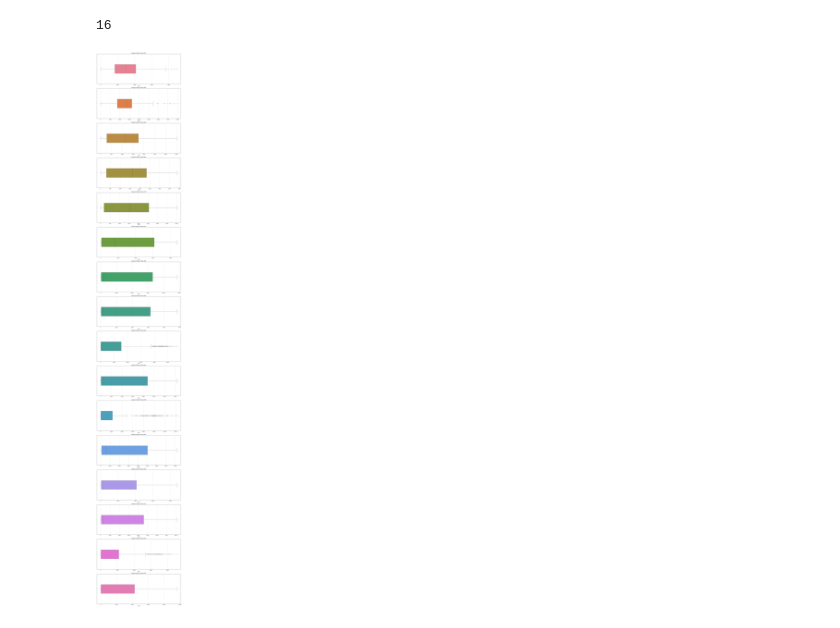
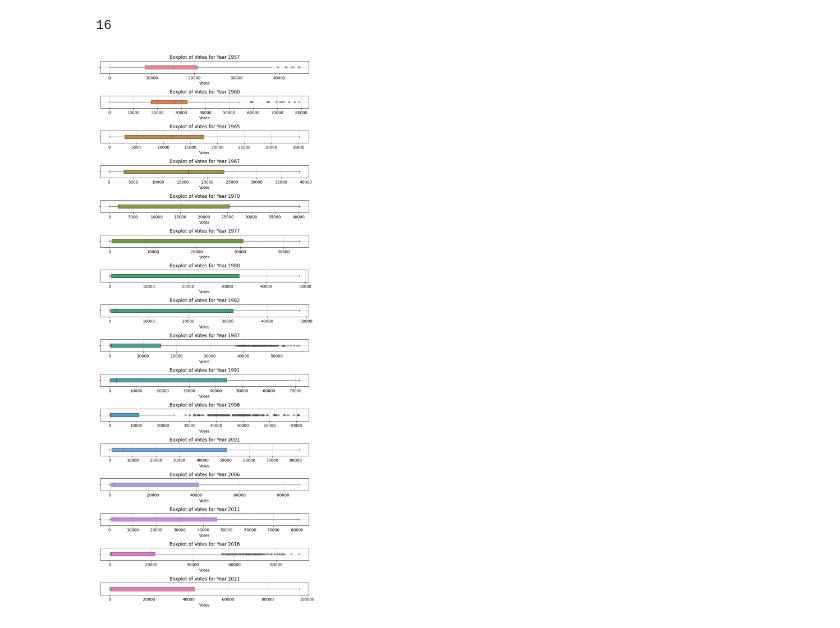
Before and after one commit to sonjaove/progg-and-DS-from-IITM, a Jupyter notebook: project work/project 1/peer_review_work.ipynb, the cells around one changed output. Drawn from its saved outputs; the diff is of its cells as text; code cells hidden in the pictures.

```diff
--- a/project work/project 1/peer_review_work.ipynb
+++ b/project work/project 1/peer_review_work.ipynb
@@ -54,33 +54,33 @@ def plotting_outliers(df):
 
     # Define a color palette
     palette = sns.color_palette("husl", num_years)
 
     # Create a large figure
-    plt.figure(figsize=(15, 6 * num_years))
+    plt.figure(figsize=(8, 20))
 
     for idx, year in enumerate(unique_years):
         df_year = df[df['YEAR'] == year].dropna(subset=['VOTES'])
         if df_year.empty:
             continue
 
         # Calculate IQR and limits
         iqr = df_year['VOTES'].quantile(0.75) - df_year['VOTES'].quantile(0.25)
         lower_limit = df_year['VOTES'].quantile(0.25) - 1.5 * iqr
         upper_limit = df_year['VOTES'].quantile(0.75) + 1.5 * iqr
 
         # Plot
         plt.subplot(num_years, 1, idx + 1)
         sns.boxplot(x=df_year['VOTES'], color=palette[idx],
-                    flierprops=dict(marker='o', color='red', markersize=5),
+                    flierprops=dict(marker=">",color="black", markersize=5),
                     width=0.3)  # Adjust the width of the boxplots
         plt.title(f'Boxplot of Votes for Year {year}')
         plt.xlabel('Votes')
         plt.grid(True, linestyle='--', alpha=0.7)  # Add grid lines for better readability
 
     plt.tight_layout()
     plt.show()
 
 # Example usage with your DataFrame
 plotting_outliers(df)
 # %% [output]
-[figure, old version]
+[figure, new version]
```
Also changed, not shown: parts of 4 cells of this notebook, 2 other files.
